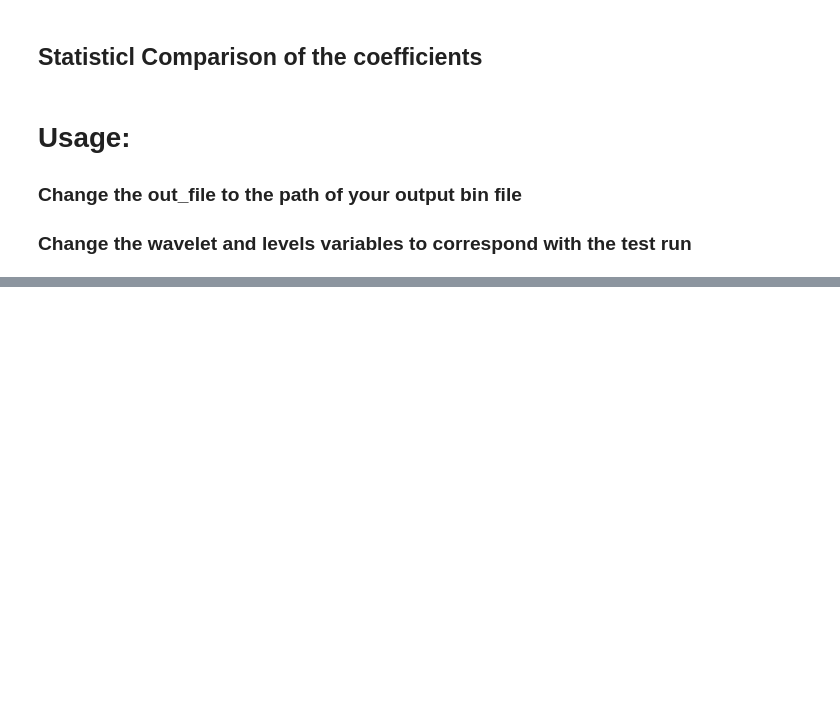
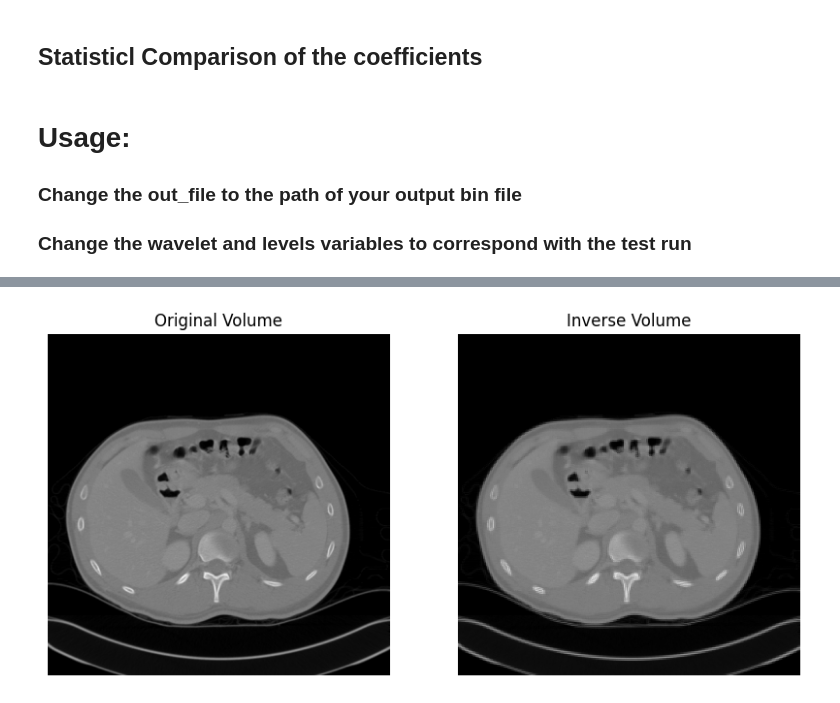
Before and after one commit to GrahamPellegrini/Cuda-3D-DWT, a Jupyter notebook: cppHandler.ipynb, the cells around one changed output, grey strips where cells are left out. Cells and saved outputs as stored; diff of their text form; code cells hidden in the pictures; blank space fills up the shorter version.

Commit message:
inverse incooperated

```diff
--- a/cppHandler.ipynb
+++ b/cppHandler.ipynb
@@ -290,0 +291,28 @@ Subband ddd - MSE: 2.057246208190918, Euclidean Distance: 2293.11669921875
+# %%
+in_file = 'assignment-2/file/input.bin'
+inv_file = 'assignment-2/file/inv_single_haar.bin'
+
+# Open the volume from the .bin file
+volume = open_bin_file(in_file)
+# Get the inv_volume from the .bin file
+inv_volume = open_bin_file(inv_file)
+
+# Take the abs value of the volume for visualization
+volume = np.abs(volume)
+# Take the abs value of the inverse volume for visualization
+inv_volume = np.abs(inv_volume)
+
+
+# Plot the first slices side by side
+plt.figure(figsize=(10, 10))
+plt.subplot(1, 2, 1)
+plt.imshow(volume[0, :, :], cmap='gray')
+plt.title('Original Volume')
+plt.axis('off')
+plt.subplot(1, 2, 2)
+plt.imshow(inv_volume[1, :, :], cmap='gray')
+plt.title('Inverse Volume')
+plt.axis('off')
+plt.show()
+# %% [output]
+[figure, added]
```
Also changed, not shown: parts of 2 cells of this notebook, 34 other files.
